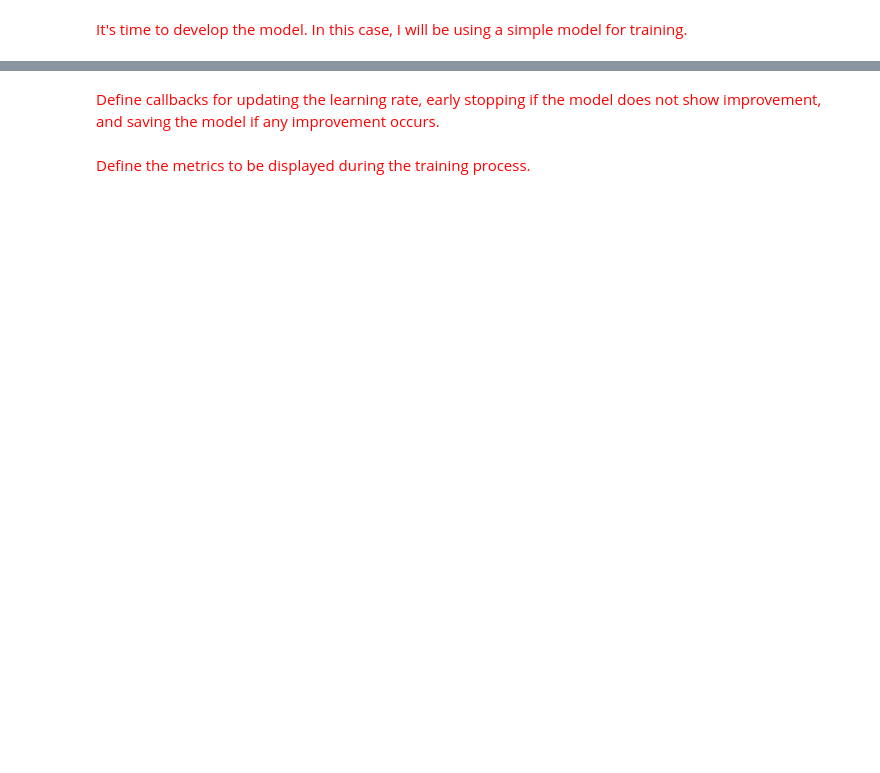
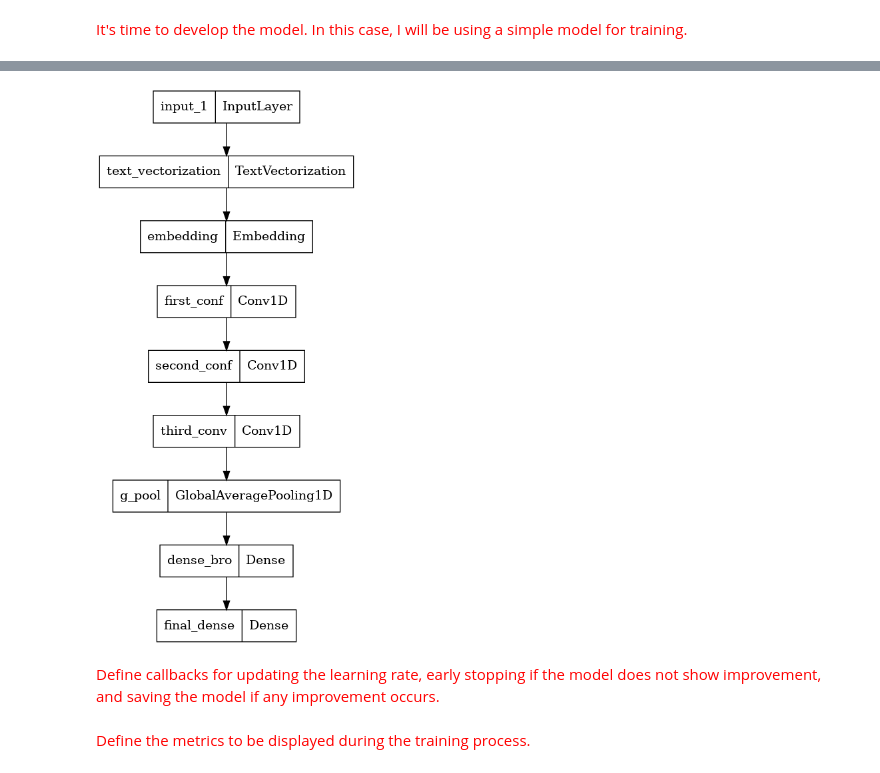
Before and after one commit to spoluan/PubMed200kRCT_medical_abstracts, a Jupyter notebook: PubMed200kRCT_medical_abstracts.ipynb, the cells around one changed output, grey strips where cells are left out. Cells and saved outputs as stored; diff of their text form; code cells hidden in the pictures; blank space fills up the shorter version.

```diff
--- a/PubMed200kRCT_medical_abstracts.ipynb
+++ b/PubMed200kRCT_medical_abstracts.ipynb
@@ -286,6 +333,10 @@ Total params: 84,060,165
 Trainable params: 84,060,165
 Non-trainable params: 0
 _________________________________________________________________
+# %%
+tf.keras.utils.plot_model(model_text)
+# %% [output]
+[figure, added]
 # %% [markdown]
 <font color='red'>Define callbacks for updating the learning rate, early stopping if the model does not show improvement, and saving the model if any improvement occurs.</font>
 # %%
```
Also changed, not shown: parts of 47 cells of this notebook, 1 other file.
